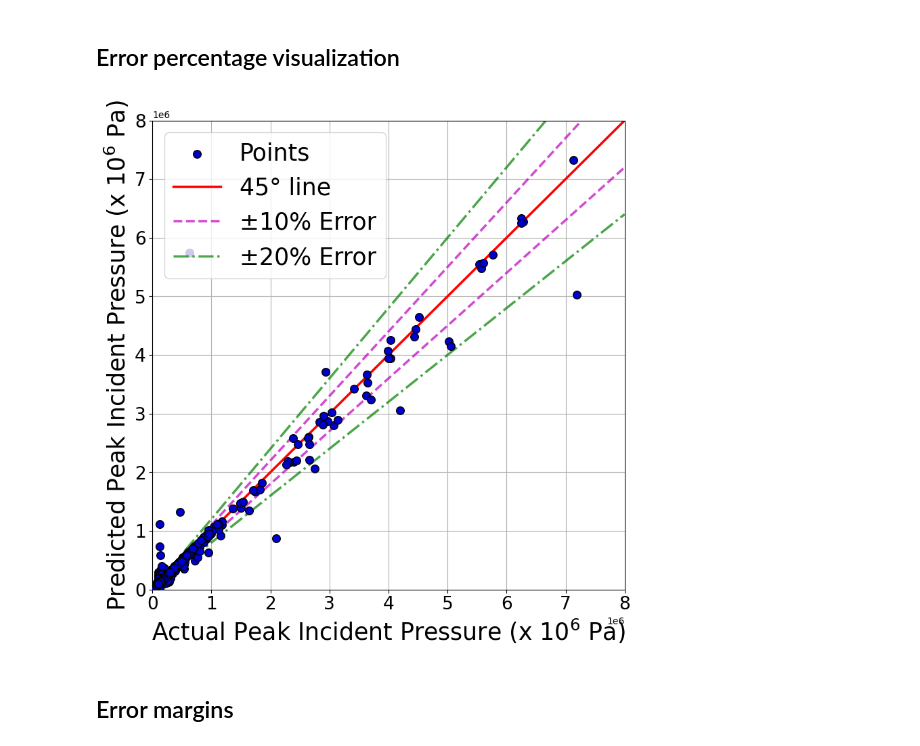
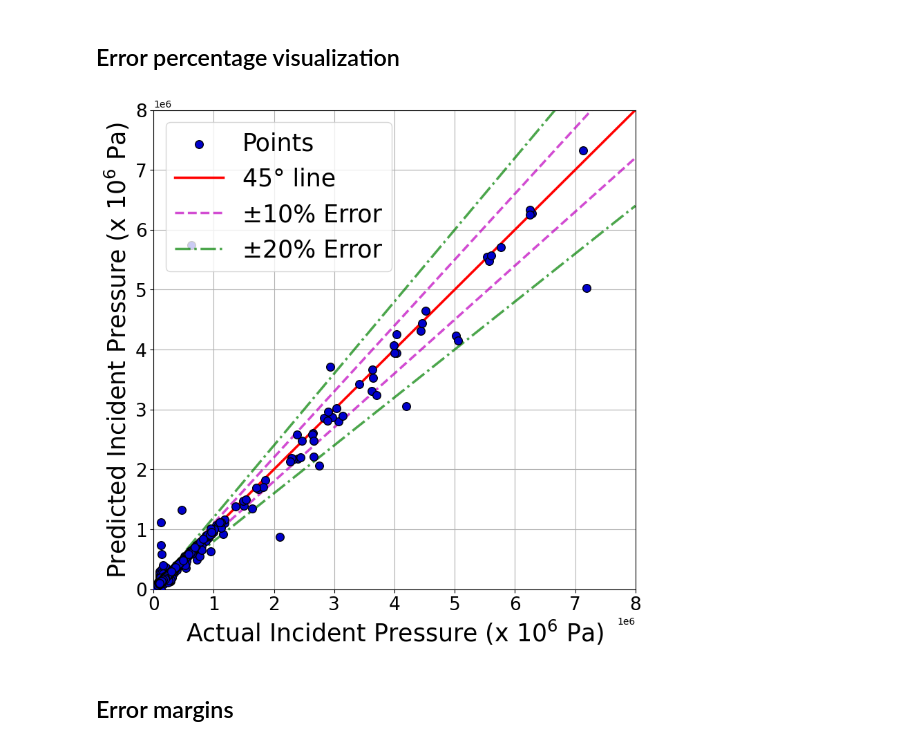
Before and after one commit to ChamodiWidanage/Pressure_history, a Jupyter notebook: Pressure_profiles_codes_sectioned_regression/XGBoost_14.ipynb, the cells around one changed output. Drawn from its saved outputs; the diff is of its cells as text; code cells hidden in the pictures.

```diff
--- a/Pressure_profiles_codes_sectioned_regression/XGBoost_14.ipynb
+++ b/Pressure_profiles_codes_sectioned_regression/XGBoost_14.ipynb
@@ -370,41 +370,41 @@ ax.scatter(y_test, y_pred, s=70, alpha=1, edgecolors="k",c='mediumblue',zorder=5
 
 
 
-plt.ylabel('Predicted Peak Incident Pressure (x $10^6$ Pa)',fontsize = 25)
-plt.xlabel('Actual Peak Incident Pressure (x $10^6$ Pa)',fontsize = 25)
+plt.ylabel('Predicted Incident Pressure (x $10^6$ Pa)',fontsize = 25)
+plt.xlabel('Actual Incident Pressure (x $10^6$ Pa)',fontsize = 25)
 plt.xticks(fontsize = 19)
 plt.yticks(fontsize = 19)
 
 
 # Plot regression line
 # ax.plot(xseq, a + b * xseq, color="Red", lw=2.5,label='X=Y',alpha=1);
 
 
 x1 = np.linspace(0,8000000)
 
 plt.plot(x1, x1, 'Red', label='45\N{DEGREE SIGN} line',lw=2.5,alpha=1)
 plt.plot(x1, 1.1*x1, '--m', label='\u00B110% Error',lw=2.5,alpha=0.7)
 plt.plot(x1, 0.9*x1,'m', linestyle='--',lw=2.5,alpha=0.7)
 plt.plot(x1, 1.2*x1, '-.g', label='\u00B120% Error',lw=2.5,alpha=0.7)
 plt.plot(x1, 0.8*x1,'-.g',lw=2.5,alpha=0.7)
 
 plt.ylim(0, 8000000)
 plt.xlim(0, 8000000)
 plt.legend(loc='upper left',fontsize = 25)
 
 plt.grid()
 
 ax.spines['left'].set_color('black')        # setting up Y-axis tick color to red
 ax.spines['bottom'].set_color('black')         #setting up above X-axis tick color to red
 
 
 
 #ax.annotate("$R^2$ = {:.3f}".format(r2), (2500, 1000),fontsize = 25)  #Model is called here
 #ax.annotate("Adj.$R^2$ = {:.3f}".format(adj_r2), (2500, 750),fontsize = 25)
 
 #plt.savefig('plot1.png', dpi = 600, bbox_inches = 'tight')
 # %% [output]
-[figure, old version]
+[figure, new version]
 # %% [markdown]
 ## Error margins
 # %%
```
Also changed, not shown: parts of 21 cells of this notebook, 9 other files.
